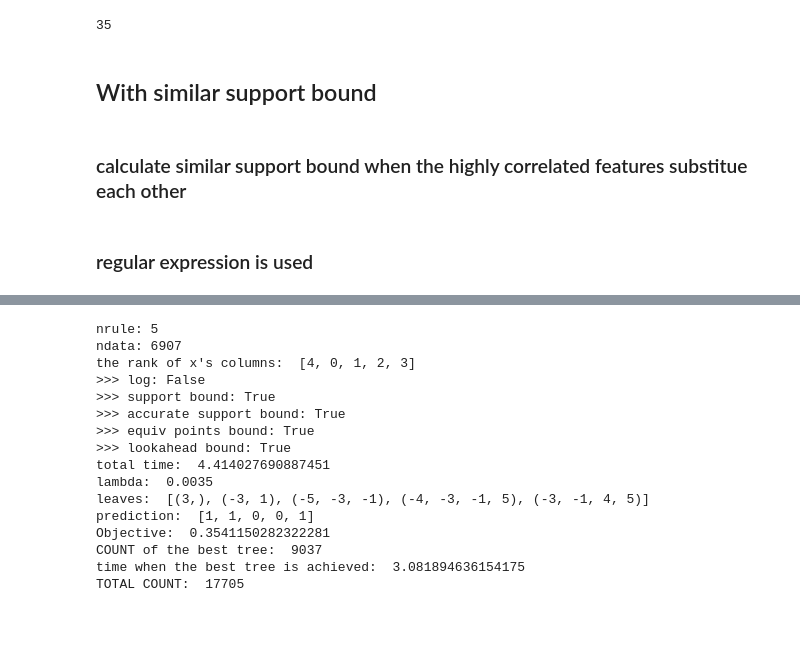
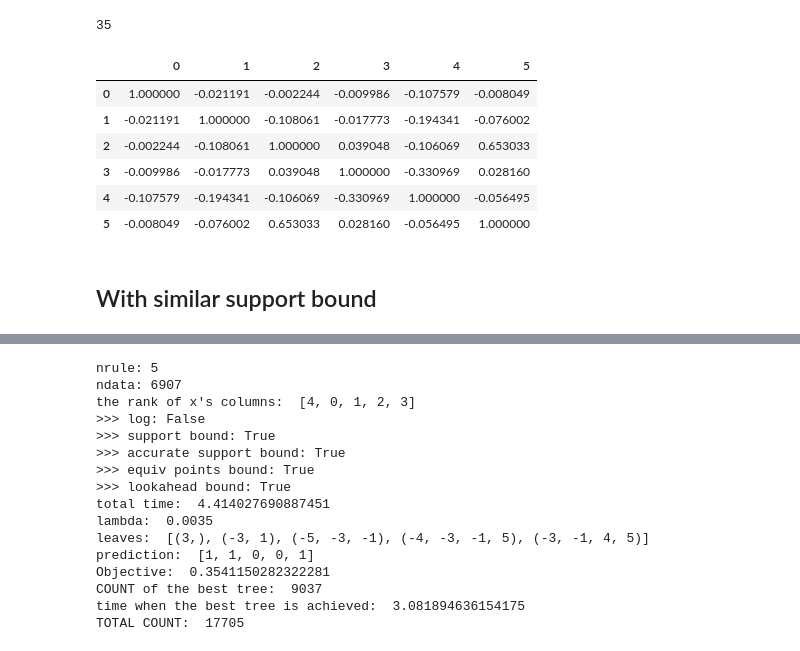
Before and after one commit to marypaulin/repo, a Jupyter notebook: src/corels_dt.ipynb, the cells around one changed output, grey strips where cells are left out. Drawn from its saved outputs; the diff is of its cells as text; code cells hidden in the pictures; blank space fills up the shorter version.

Commit message:
SSB when sub v2

```diff
--- a/src/corels_dt.ipynb
+++ b/src/corels_dt.ipynb
@@ -180,12 +180,25 @@ R_c
 print(clf.tree_.node_count) #get the node count
 # %% [output]
 35
+# %%
+# manually add a highly correlated new feature, to test the similar support bound
+import random
+row_idx = random.sample(range(x.shape[0]),600)
+new_feature = x[:,2].copy()
+new_feature[row_idx] = 1-new_feature[row_idx]
+x_corr = np.column_stack((x, new_feature))
+# %%
+pd.DataFrame(x_corr).corr()
+# %% [output]
+|  | 0 | 1 | 2 | 3 | 4 | 5 |
+| 0 | 1.000000 | -0.021191 | -0.002244 | -0.009986 | -0.107579 | -0.008049 |
+| 1 | -0.021191 | 1.000000 | -0.108061 | -0.017773 | -0.194341 | -0.076002 |
+| 2 | -0.002244 | -0.108061 | 1.000000 | 0.039048 | -0.106069 | 0.653033 |
+| 3 | -0.009986 | -0.017773 | 0.039048 | 1.000000 | -0.330969 | 0.028160 |
+| 4 | -0.107579 | -0.194341 | -0.106069 | -0.330969 | 1.000000 | -0.056495 |
+| 5 | -0.008049 | -0.076002 | 0.653033 | 0.028160 | -0.056495 | 1.000000 |
 # %% [markdown]
 ## With similar support bound
-# %% [markdown]
-### calculate similar support bound when the highly correlated features substitue each other
-# %% [markdown]
-### regular expression is used
 # %%
 from corels_dt_nosimilar import bbound_nosimilar
 from corels_dt_similar import bbound_similar
```
Also changed, not shown: parts of 21 cells of this notebook, 2 other files.
